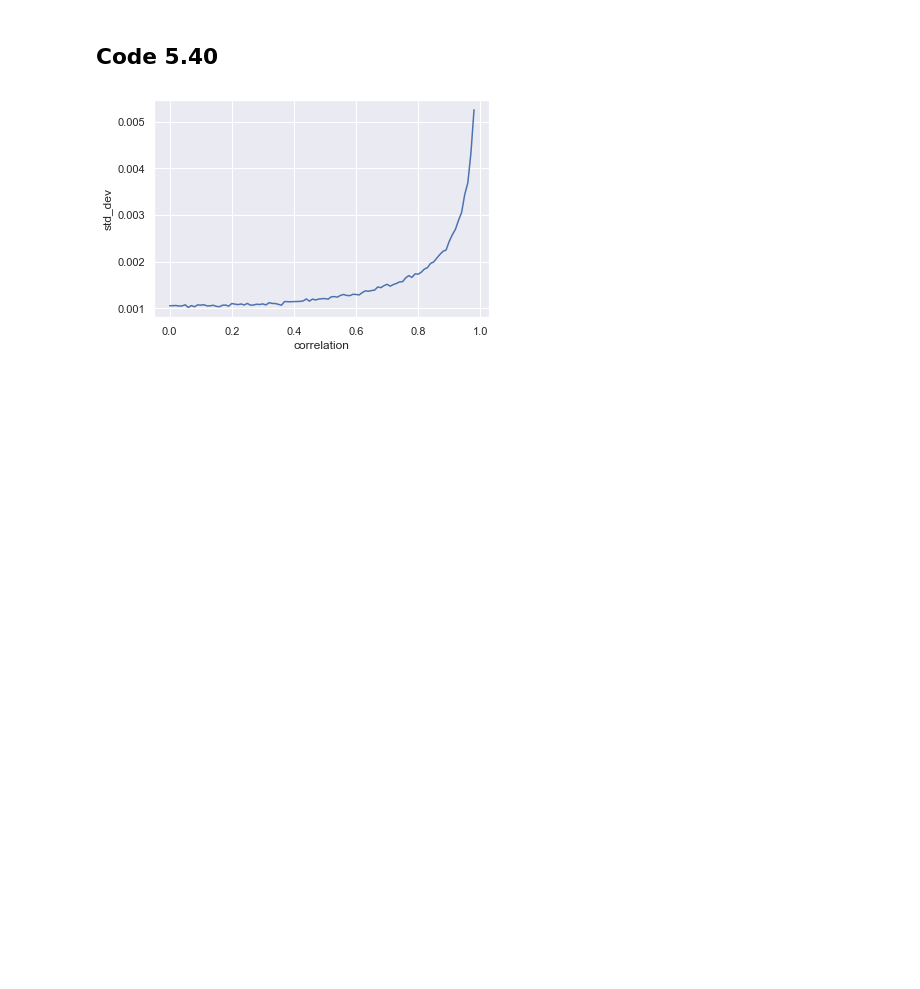
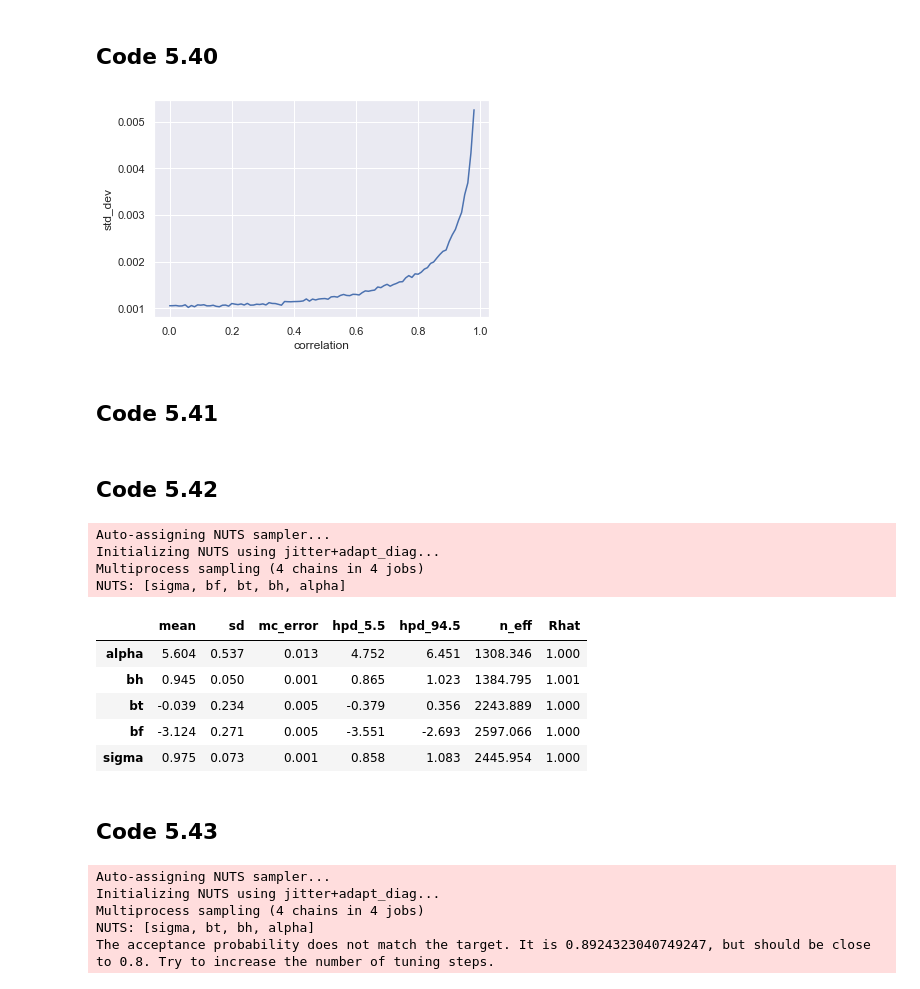
Before and after one commit to jkelley7/stat_rethinking, a Jupyter notebook: Chapter_5.ipynb, the cells around one changed output. Drawn from its saved outputs; the diff is of its cells as text; code cells hidden in the pictures; blank space fills up the shorter version.

```diff
--- a/Chapter_5.ipynb
+++ b/Chapter_5.ipynb
@@ -770,3 +770,55 @@ plt.ylabel('std_dev')
 plt.show()
 # %% [output]
 [figure]
+# %% [markdown]
+## Code 5.41
+# %%
+n = 100
+h0 = np.random.normal(10,2,n)
+treatment = np.repeat([0,1],repeats = n/2)
+fungus = np.random.binomial(n = 1,size = n, p = .5 - treatment*.4)
+h1 = h0 + np.random.normal(5 - 3*fungus, size = n)
+# %% [markdown]
+## Code 5.42
+# %%
+with pm.Model() as m513:
+    alpha = pm.Normal('alpha', mu =0, sigma = 100)
+    bh =  pm.Normal('bh', mu = 0, sigma = 10)
+    bt = pm.Normal('bt', mu = 0, sigma = 10)
+    bf = pm.Normal('bf', mu = 0, sigma = 10)
+    sigma = pm.Uniform('sigma', lower = 0, upper =10)
+    mu = pm.Deterministic('mu', alpha + bh*h0 + bt*treatment + bf*fungus)
+    h1 = pm.Normal('kcal', mu = mu, sigma = sigma, observed = h1)
+    trace513 = pm.sample(draws=1000, tune = 1000)
+# %% [output]
+Auto-assigning NUTS sampler...
+Initializing NUTS using jitter+adapt_diag...
+Multiprocess sampling (4 chains in 4 jobs)
+NUTS: [sigma, bf, bt, bh, alpha]
+# %%
+varnames513 = ['alpha','bh', 'bt','bf', 'sigma']
+pm.summary(trace513, var_names=varnames513, alpha = .11).round(3)
+# %% [output]
+|  | mean | sd | mc_error | hpd_5.5 | hpd_94.5 | n_eff | Rhat |
+| alpha | 5.604 | 0.537 | 0.013 | 4.752 | 6.451 | 1308.346 | 1.000 |
+| bh | 0.945 | 0.050 | 0.001 | 0.865 | 1.023 | 1384.795 | 1.001 |
+| bt | -0.039 | 0.234 | 0.005 | -0.379 | 0.356 | 2243.889 | 1.000 |
+| bf | -3.124 | 0.271 | 0.005 | -3.551 | -2.693 | 2597.066 | 1.000 |
+| sigma | 0.975 | 0.073 | 0.001 | 0.858 | 1.083 | 2445.954 | 1.000 |
+# %% [markdown]
+## Code 5.43
+# %%
+with pm.Model() as m514:
+    alpha = pm.Normal('alpha', mu =0, sigma = 100)
+    bh =  pm.Normal('bh', mu = 0, sigma = 10)
+    bt = pm.Normal('bt', mu = 0, sigma = 10)
+    sigma = pm.Uniform('sigma', lower = 0, upper =10)
+    mu = pm.Deterministic('mu', alpha + bh*h0 + bt*treatment)
+    h1 = pm.Normal('kcal', mu = mu, sigma = sigma, observed = h1)
+    trace514 = pm.sample(draws=1000, tune = 1000)
+# %% [output]
+Auto-assigning NUTS sampler...
+Initializing NUTS using jitter+adapt_diag...
+Multiprocess sampling (4 chains in 4 jobs)
+NUTS: [sigma, bt, bh, alpha]
+The acceptance probability does not match the target. It is 0.8924323040749247, but should be close to 0.8. Try to increase the number of tuning steps.
```
Also changed, not shown: parts of 13 cells of this notebook.
